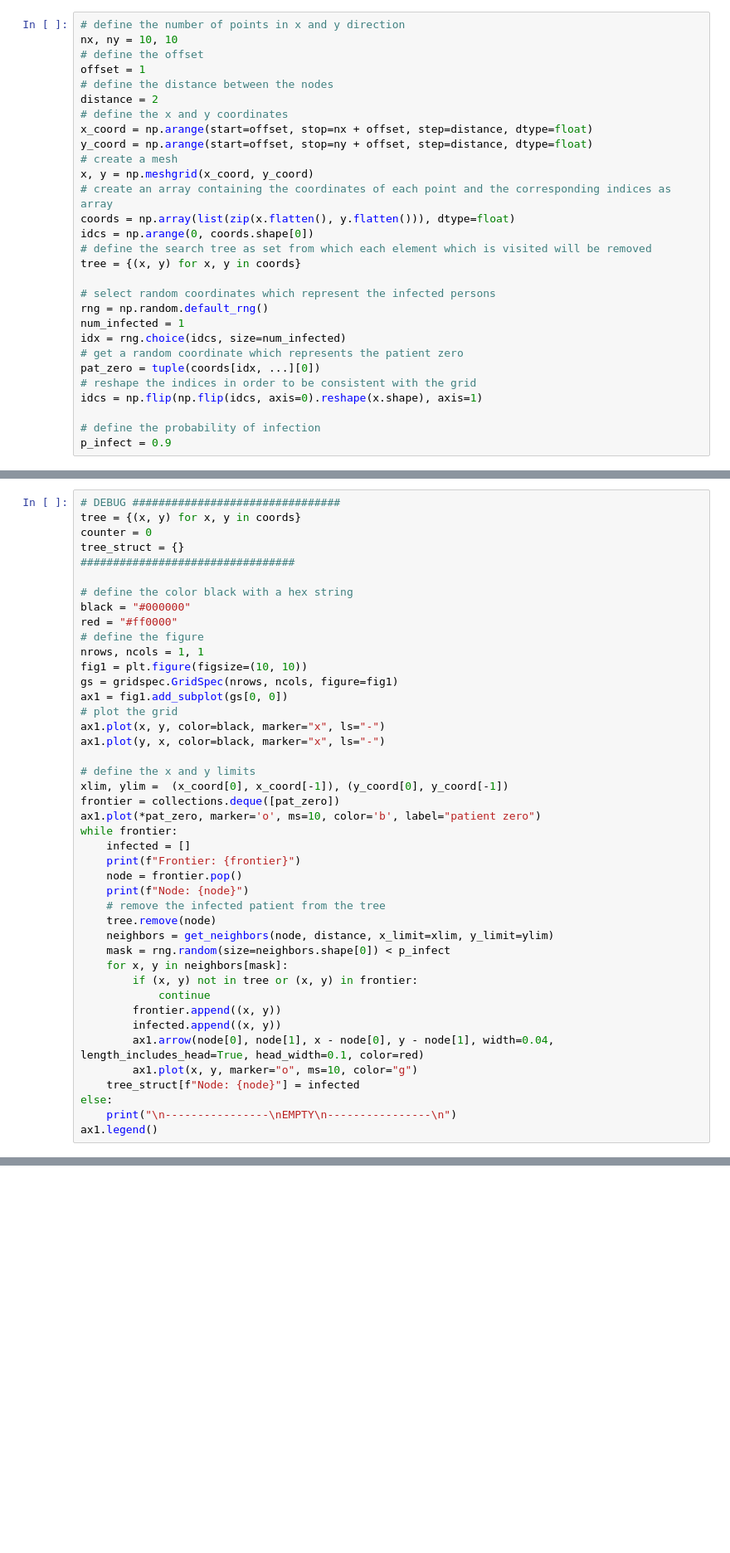
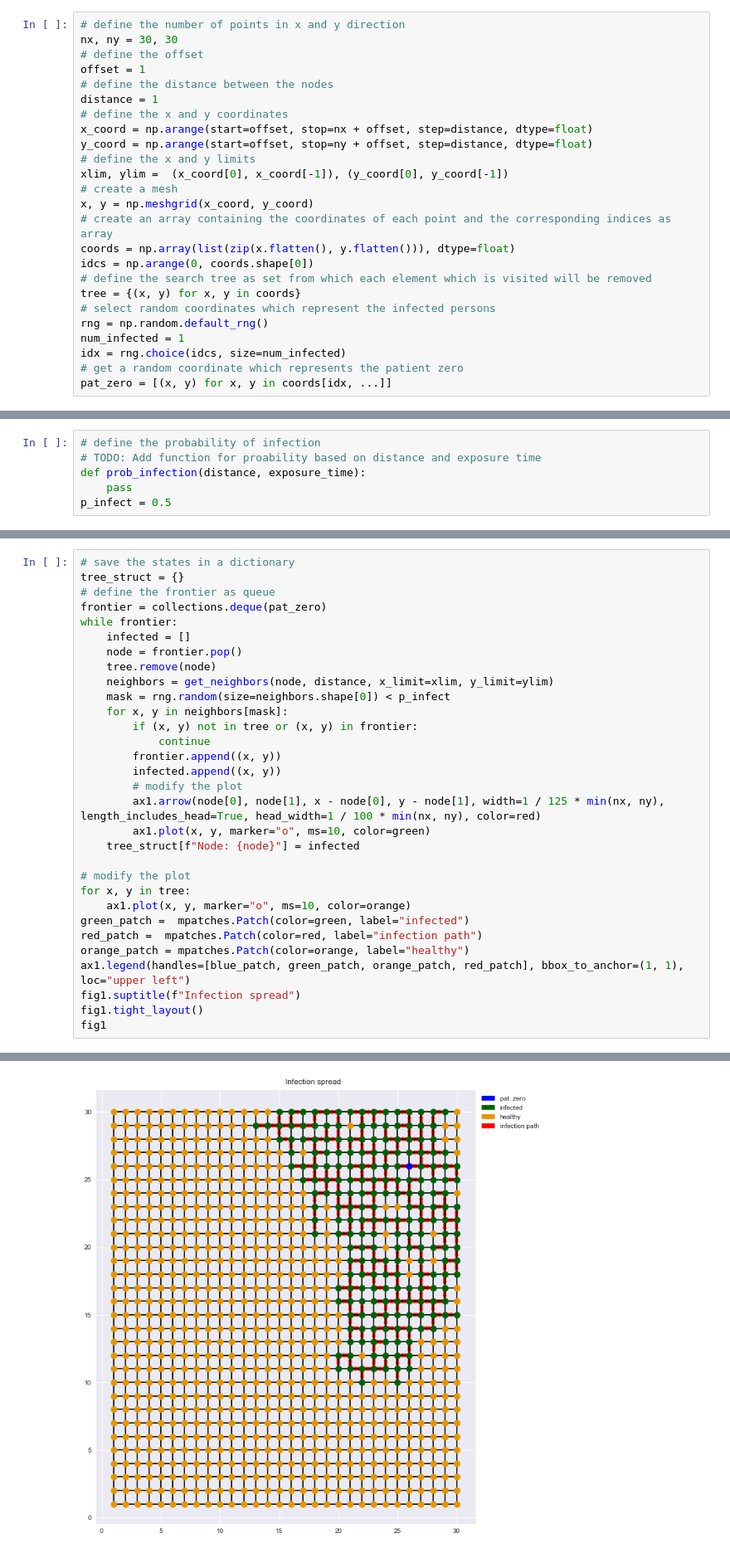
Before and after one commit to juliandwain/agora, a Jupyter notebook: stats/percolation.ipynb, the cells around one changed output, grey strips where cells are left out. Shown: that part at 83% size. Drawn from its saved outputs; the diff is of its cells as text; blank space fills up the shorter version.

```diff
--- a/stats/percolation.ipynb
+++ b/stats/percolation.ipynb
@@ -19,13 +34,15 @@ plt.ion()
 # %%
 # define the number of points in x and y direction
-nx, ny = 10, 10
+nx, ny = 30, 30
 # define the offset
 offset = 1
 # define the distance between the nodes
-distance = 2
+distance = 1
 # define the x and y coordinates
 x_coord = np.arange(start=offset, stop=nx + offset, step=distance, dtype=float)
 y_coord = np.arange(start=offset, stop=ny + offset, step=distance, dtype=float)
+# define the x and y limits
+xlim, ylim =  (x_coord[0], x_coord[-1]), (y_coord[0], y_coord[-1])
 # create a mesh
 x, y = np.meshgrid(x_coord, y_coord)
 # create an array containing the coordinates of each point and the corresponding indices as array
@@ -33,15 +50,9 @@ coords = np.array(list(zip(x.flatten(), y.flatten())), dtype=float)
 idcs = np.arange(0, coords.shape[0])
 # define the search tree as set from which each element which is visited will be removed
 tree = {(x, y) for x, y in coords}
-
 # select random coordinates which represent the infected persons
 rng = np.random.default_rng()
 num_infected = 1
 idx = rng.choice(idcs, size=num_infected)
 # get a random coordinate which represents the patient zero
-pat_zero = tuple(coords[idx, ...][0])
-# reshape the indices in order to be consistent with the grid
-idcs = np.flip(np.flip(idcs, axis=0).reshape(x.shape), axis=1)
-
-# define the probability of infection
-p_infect = 0.9
+pat_zero = [(x, y) for x, y in coords[idx, ...]]
@@ -122,0 +63,6 @@ def get_neighbors(current: tuple, distance: Union[int, float], x_limit: tuple, y
+# %%
+# define the probability of infection
+# TODO: Add function for proability based on distance and exposure time
+def prob_infection(distance, exposure_time):
+    pass
+p_infect = 0.5
@@ -123,32 +113,11 @@ def get_neighbors(current: tuple, distance: Union[int, float], x_limit: tuple, y
 # %%
-# DEBUG ################################
-tree = {(x, y) for x, y in coords}
-counter = 0
+# save the states in a dictionary
 tree_struct = {}
-#################################
-
-# define the color black with a hex string
-black = "#000000"
-red = "#ff0000"
-# define the figure
-nrows, ncols = 1, 1
-fig1 = plt.figure(figsize=(10, 10))
-gs = gridspec.GridSpec(nrows, ncols, figure=fig1)
-ax1 = fig1.add_subplot(gs[0, 0])
-# plot the grid
-ax1.plot(x, y, color=black, marker="x", ls="-")
-ax1.plot(y, x, color=black, marker="x", ls="-")
-
-# define the x and y limits
-xlim, ylim =  (x_coord[0], x_coord[-1]), (y_coord[0], y_coord[-1])
-frontier = collections.deque([pat_zero])
-ax1.plot(*pat_zero, marker='o', ms=10, color='b', label="patient zero")
+# define the frontier as queue
+frontier = collections.deque(pat_zero)
 while frontier:
     infected = []
-    print(f"Frontier: {frontier}")
     node = frontier.pop()
-    print(f"Node: {node}")
-    # remove the infected patient from the tree
     tree.remove(node)
     neighbors = get_neighbors(node, distance, x_limit=xlim, y_limit=ylim)
     mask = rng.random(size=neighbors.shape[0]) < p_infect
@@ -157,10 +126,19 @@ while frontier:
             continue
         frontier.append((x, y))
         infected.append((x, y))
-        ax1.arrow(node[0], node[1], x - node[0], y - node[1], width=0.04, length_includes_head=True, head_width=0.1, color=red)
-        ax1.plot(x, y, marker="o", ms=10, color="g")
+        # modify the plot
+        ax1.arrow(node[0], node[1], x - node[0], y - node[1], width=1 / 125 * min(nx, ny), length_includes_head=True, head_width=1 / 100 * min(nx, ny), color=red)
+        ax1.plot(x, y, marker="o", ms=10, color=green)
     tree_struct[f"Node: {node}"] = infected
-else:
-    print("\n----------------\nEMPTY\n----------------\n")
-ax1.legend()
+
+# modify the plot
+for x, y in tree:
+    ax1.plot(x, y, marker="o", ms=10, color=orange)
+green_patch =  mpatches.Patch(color=green, label="infected")
+red_patch =  mpatches.Patch(color=red, label="infection path")
+orange_patch = mpatches.Patch(color=orange, label="healthy")
+ax1.legend(handles=[blue_patch, green_patch, orange_patch, red_patch], bbox_to_anchor=(1, 1), loc="upper left")
+fig1.suptitle(f"Infection spread")
+fig1.tight_layout()
+fig1
 # %% [output]
@@ -184,0 +145 @@ EMPTY
+[figure, added]
```
Also changed, not shown: parts of 11 cells of this notebook.
